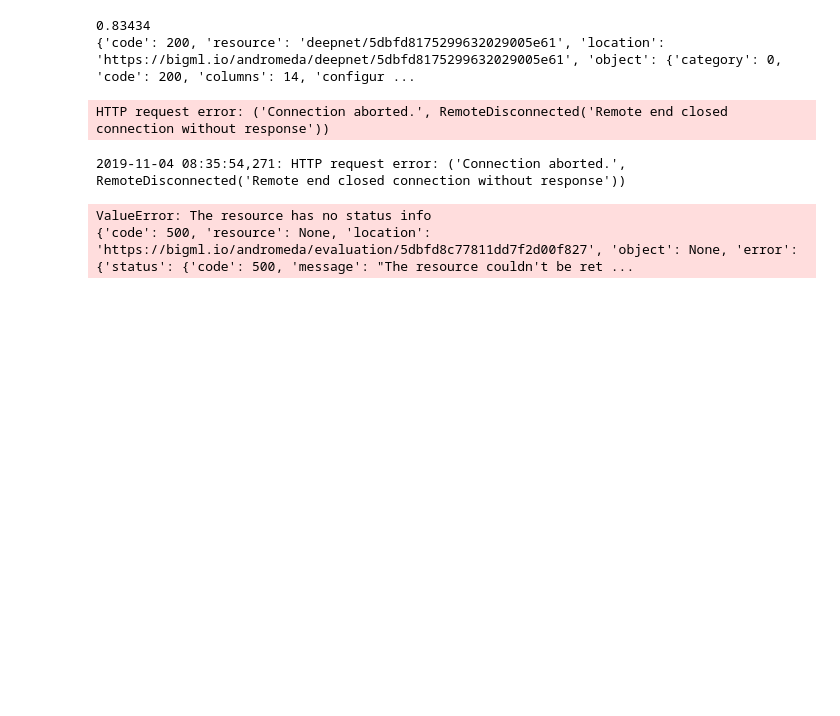
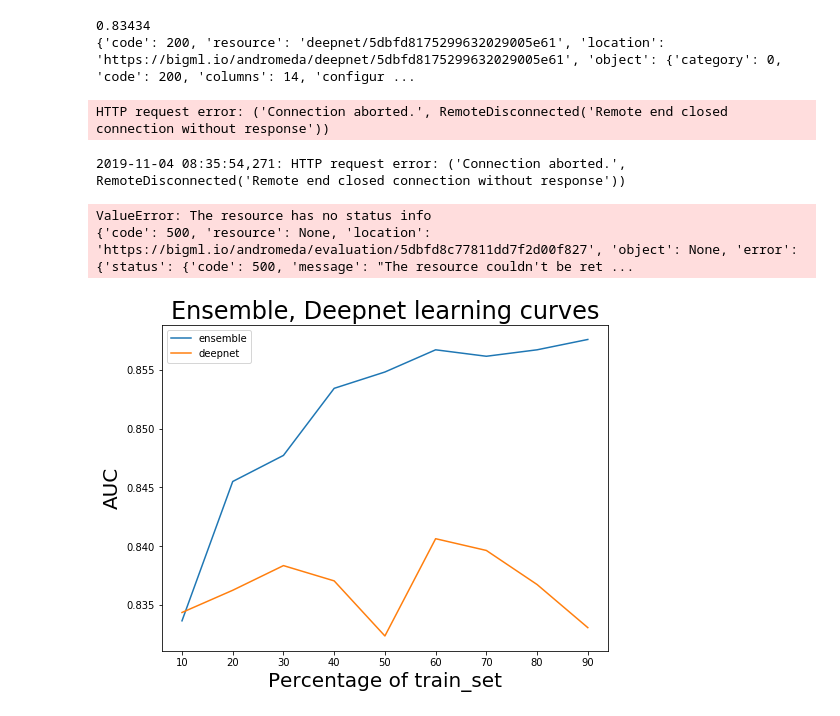
Before and after one commit to Simplon-IA-Bdx-1/give-me-some-credit-DaTikh, a Jupyter notebook: 07 - Ensemble learning curve.ipynb, the cells around one changed output. Cells and saved outputs as stored; diff of their text form; code cells hidden in the pictures; blank space fills up the shorter version.

Commit message:
single prediction

```diff
--- a/07 - Ensemble learning curve.ipynb
+++ b/07 - Ensemble learning curve.ipynb
@@ -11,21 +11,18 @@ def ensemble_creation_prediction(dataset, i):
     api.ok(batch_prediction)
     evaluation = api.create_evaluation(ensemble, train_validation_dataset, {"name": "Eval ensemble", "operating_point": {"threshold": 0.5, "positive_class": "1"}})
     api.ok(evaluation)
-    auc = evaluation["object"]["result"]["model"]["averafe_area_under_roc_curve"]
-    print(auc)
+    auc = evaluation["object"]["result"]["model"]["average_area_under_roc_curve"]
     i += 1
-    return ensemble, batch_prediction, evaluation, auc
+    return ensemble['resource'], batch_prediction['resource'], evaluation['resource'], auc
 # %%
 import csv
 import pandas
 
-with open('splitted_datasets.csv', 'w', newline='') as f:
+with open('datasets_id.csv', newline='') as f:
     i = 0
     reader = csv.DictReader(f)
-    writer = csv.DictReader(f)
     for row in reader:
-        row['ensemble_id'], row ['batch_prediction'], row['evaluation'], row['auc'] = ensemble_creation_prediction(api.get_dataset(row['Id']), i)
-        writer.writerow(row)
+        row['Ensemble_id'], row ['Ensemble_batch_prediction'], row['Ensemble_evaluation'], row['Ensemble_auc'] = ensemble_creation_prediction(api.get_dataset(row['Id']), i)
 # %% [output]
              Actual F  Actual P
 Predicted F     27709       234
@@ -61,7 +53,7 @@ def deepnet_creation_prediction(dataset, i):
     auc = evaluation["object"]["result"]["model"]["average_area_under_roc_curve"]
     print(auc)
     i += 1
-    return deepnet, batch_prediction, evaluation, auc
+    return deepnet['resource'], batch_prediction['resource'], evaluation['resource'], auc
 # %%
 import csv
 import pandas
@@ -70,8 +62,7 @@ with open('datasets_id.csv', newline='') as f:
     i = 0
     reader = csv.DictReader(f)
     for row in reader:
-        row['deepnet_id'], row ['deepnet_batch_prediction'], row['deepnet_evaluation'], row['auc'] = deepnet_creation_prediction(api.get_dataset(row['Id']), i)
-        print(row['deepnet_id'], row ['deepnet_batch_prediction'], row['deepnet_evaluation'], row['auc'])
+        row['Deepnet_id'], row ['Deepnet_batch_prediction'], row['Deepnet_evaluation'], row['Deepnet_auc'] = deepnet_creation_prediction(api.get_dataset(row['Id']), i)
 # %% [output]
 0.83434
 {'code': 200, 'resource': 'deepnet/5dbfd8175299632029005e61', 'location': 'https://bigml.io/andromeda/deepnet/5dbfd8175299632029005e61', 'object': {'category': 0, 'code': 200, 'columns': 14, 'configur ...
@@ -81,0 +77,26 @@ ValueError: The resource has no status info
+# %%
+ensemble_auc = []
+deepnet_auc = []
+
+with open('datasets_id.csv', newline='') as f:
+    i = 0
+    reader = csv.DictReader(f)
+    for row in reader:
+        ensemble = api.get_evaluation(row['Ensemble_id'])
+        deepnet = api.get_evaluation(row['Deepnet_id'])
+        api.ok(ensemble)
+        api.ok(deepnet)
+        ensemble_auc.append(ensemble["object"]["result"]["model"]["average_area_under_roc_curve"])
+        deepnet_auc.append(deepnet["object"]["result"]["model"]["average_area_under_roc_curve"])
+
+fig, ax = plt.subplots(figsize=(8, 6), sharey=True)
+ax.plot(range(10, 100, 10), ensemble_auc, label="ensemble")
+ax.plot(range(10, 100, 10), deepnet_auc, label="deepnet")
+ax.legend()
+plt.ylabel('AUC', fontsize=20)
+plt.xlabel('Percentage of train_set', fontsize=20)
+plt.title('Ensemble, Deepnet learning curves', fontsize=24)
+
+plt.show()
+# %% [output]
+[figure, added]
```
Also changed, not shown: parts of 5 cells of this notebook, 6 other files.
